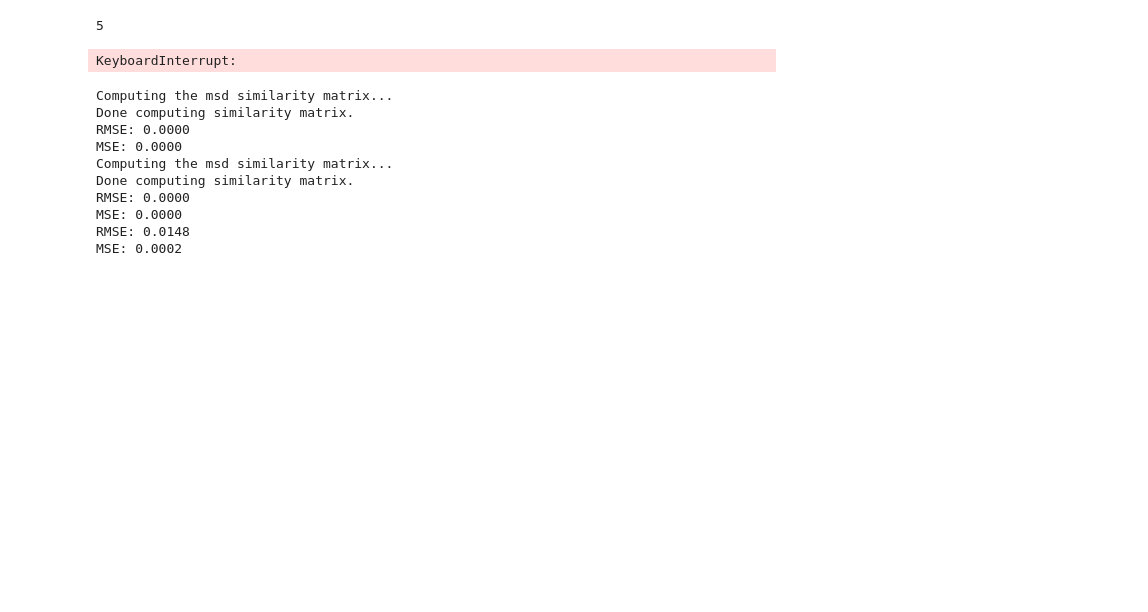
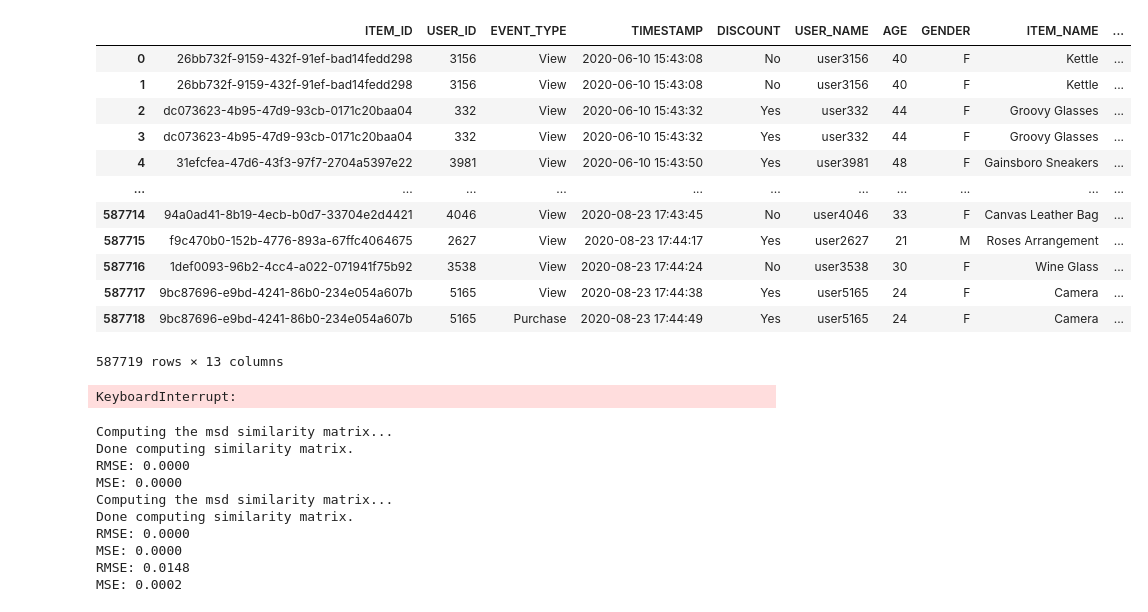
Before and after one commit to semi-zero/automl_personalize, a Jupyter notebook: surprise.ipynb, the cells around one changed output. Cells and saved outputs as stored; diff of their text form; code cells hidden in the pictures; blank space fills up the shorter version.

```diff
--- a/surprise.ipynb
+++ b/surprise.ipynb
@@ -51,9 +51,21 @@ if data[event].dtypes != float:
 rating_min = 0.5
 rating_max = np.max(interaction_df[event].values)
 # %%
-rating_max
+data
 # %% [output]
+|  | ITEM_ID | USER_ID | EVENT_TYPE | TIMESTAMP | DISCOUNT | USER_NAME | AGE | GENDER | ITEM_NAME | ... |
+| 0 | 26bb732f-9159-432f-91ef-bad14fedd298 | 3156 | View | 2020-06-10 15:43:08 | No | user3156 | 40 | F | Kettle | ... |
+| 1 | 26bb732f-9159-432f-91ef-bad14fedd298 | 3156 | View | 2020-06-10 15:43:08 | No | user3156 | 40 | F | Kettle | ... |
+| 2 | dc073623-4b95-47d9-93cb-0171c20baa04 | 332 | View | 2020-06-10 15:43:32 | Yes | user332 | 44 | F | Groovy Glasses | ... |
+| 3 | dc073623-4b95-47d9-93cb-0171c20baa04 | 332 | View | 2020-06-10 15:43:32 | Yes | user332 | 44 | F | Groovy Glasses | ... |
+| 4 | 31efcfea-47d6-43f3-97f7-2704a5397e22 | 3981 | View | 2020-06-10 15:43:50 | Yes | user3981 | 48 | F | Gainsboro Sneakers | ... |
+| ... | ... | ... | ... | ... | ... | ... | ... | ... | ... | ... |
+| 587714 | 94a0ad41-8b19-4ecb-b0d7-33704e2d4421 | 4046 | View | 2020-08-23 17:43:45 | No | user4046 | 33 | F | Canvas Leather Bag | ... |
+| 587715 | f9c470b0-152b-4776-893a-67ffc4064675 | 2627 | View | 2020-08-23 17:44:17 | Yes | user2627 | 21 | M | Roses Arrangement | ... |
+| 587716 | 1def0093-96b2-4cc4-a022-071941f75b92 | 3538 | View | 2020-08-23 17:44:24 | No | user3538 | 30 | F | Wine Glass | ... |
+| 587717 | 9bc87696-e9bd-4241-86b0-234e054a607b | 5165 | View | 2020-08-23 17:44:38 | Yes | user5165 | 24 | F | Camera | ... |
+| 587718 | 9bc87696-e9bd-4241-86b0-234e054a607b | 5165 | Purchase | 2020-08-23 17:44:49 | Yes | user5165 | 24 | F | Camera | ... |
-5
+587719 rows × 13 columns
 # %%
 reader = Reader(rating_scale = (0, rating_max))
 df = Dataset.load_from_df(interaction_df[[user_id_var, item_id_var, event]],
```
Also changed, not shown: 8 other files.
